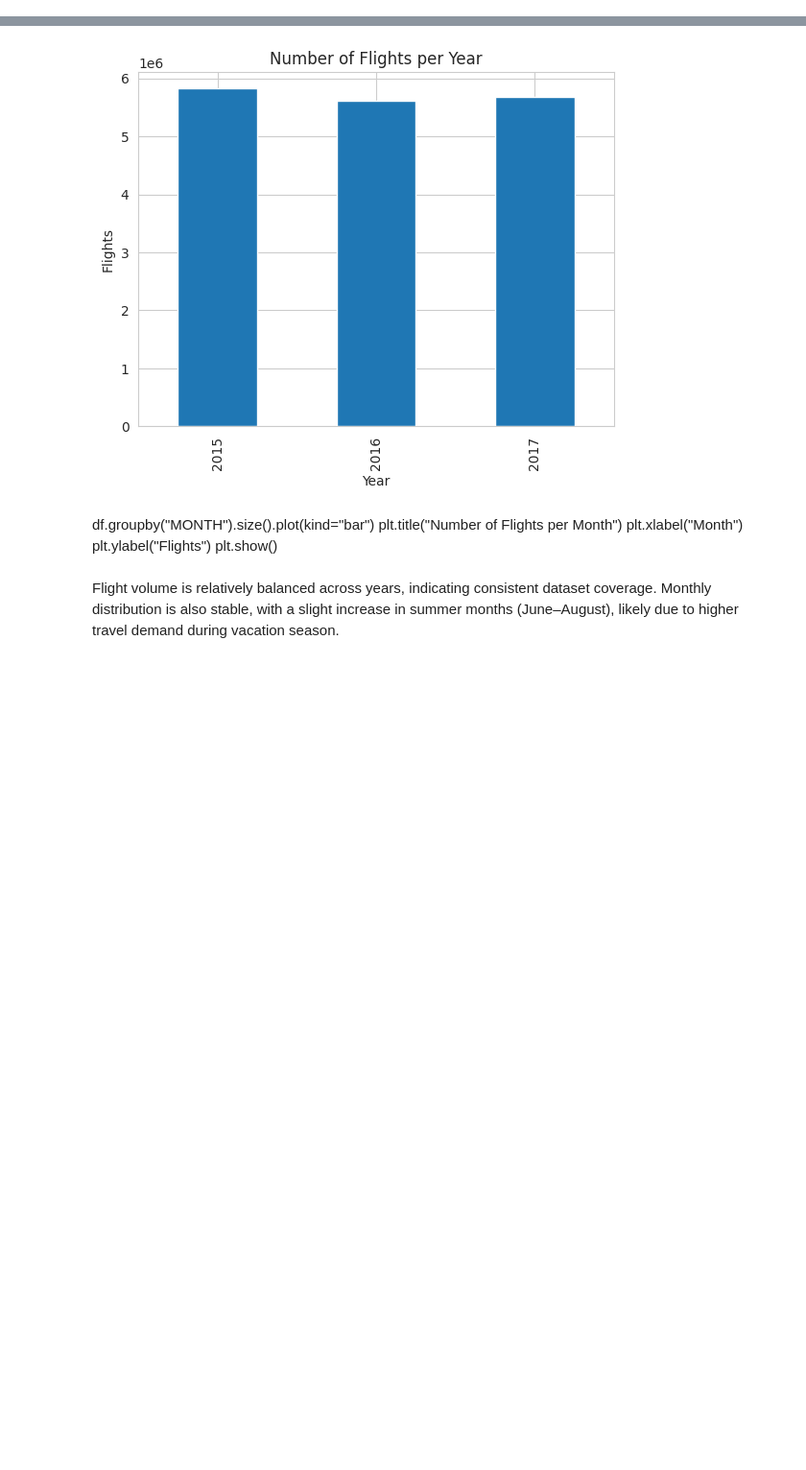
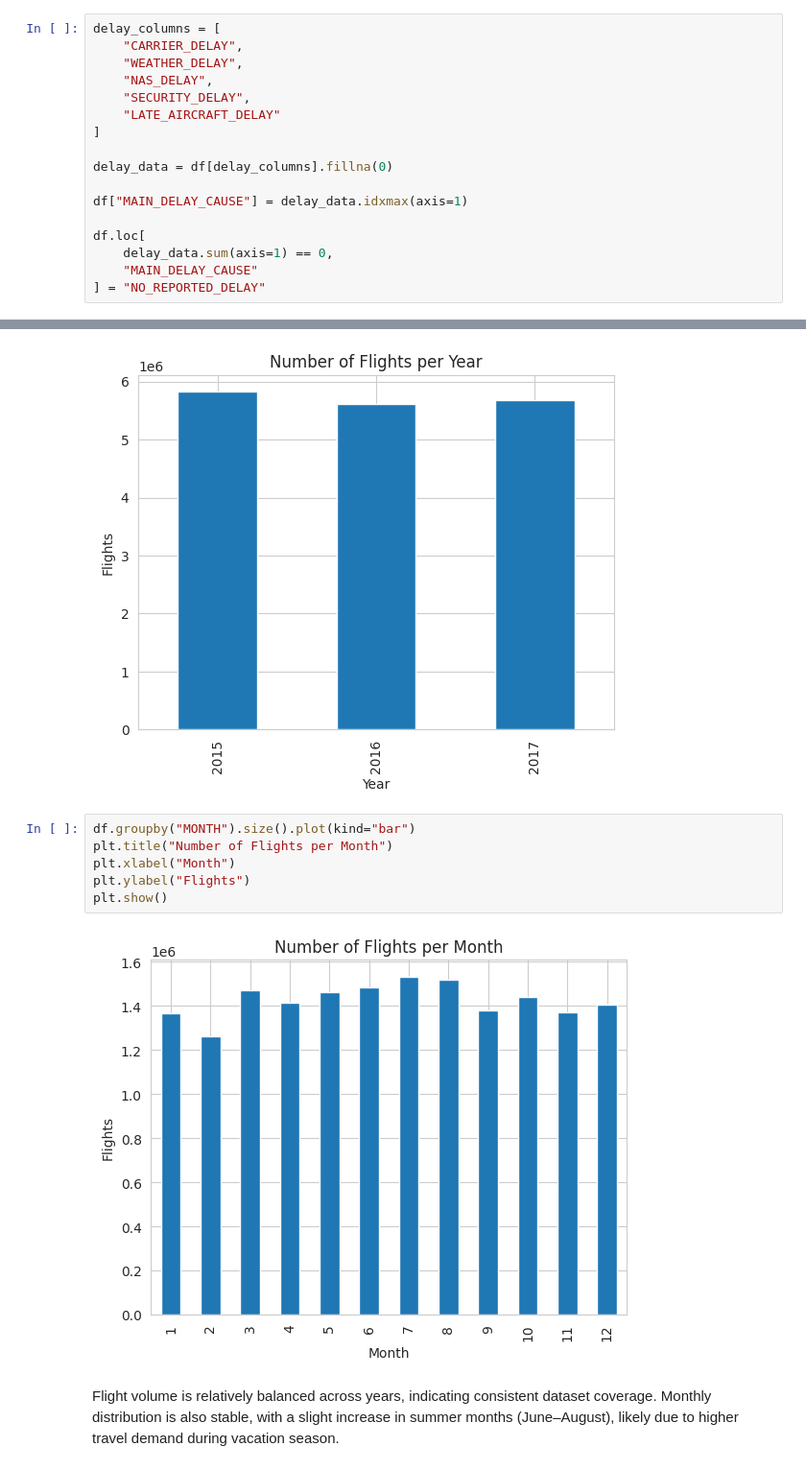
Before and after one commit to fermow/SBU-Data-Science-2026, a Jupyter notebook: Assignment_1/jupyter_notebooks/Untitled.ipynb, the cells around one changed output, grey strips where cells are left out. Shown at 96% size. Cells and saved outputs as stored; diff of their text form; blank space fills up the shorter version.

```diff
--- a/Assignment_1/jupyter_notebooks/Untitled.ipynb
+++ b/Assignment_1/jupyter_notebooks/Untitled.ipynb
@@ -373,3 +378,20 @@ df["DELAY_SEVERITY"] = df["ARR_DELAY"].apply(severity)
+# %%
+delay_columns = [
+    "CARRIER_DELAY",
+    "WEATHER_DELAY",
+    "NAS_DELAY",
+    "SECURITY_DELAY",
+    "LATE_AIRCRAFT_DELAY"
+]
+
+delay_data = df[delay_columns].fillna(0)
+
+df["MAIN_DELAY_CAUSE"] = delay_data.idxmax(axis=1)
+
+df.loc[
+    delay_data.sum(axis=1) == 0,
+    "MAIN_DELAY_CAUSE"
+] = "NO_REPORTED_DELAY"
 # %% [markdown]
 New features were successfully created to represent delay status, time-of-day patterns, temporal attributes, and delay severity, enabling more structured exploratory analysis in subsequent sections.
 # %% [markdown]
@@ -396,12 +418,14 @@ plt.ylabel("Flights")
 plt.show()
 # %% [output]
 [figure]
-# %% [markdown]
-df.groupby("MONTH").size().plot(kind="bar")
-plt.title("Number of Flights per Month")
-plt.xlabel("Month")
-plt.ylabel("Flights")
-plt.show()
+# %%
+df.groupby("MONTH").size().plot(kind="bar")
+plt.title("Number of Flights per Month")
+plt.xlabel("Month")
+plt.ylabel("Flights")
+plt.show()
+# %% [output]
+[figure, added]
 # %% [markdown]
 
 
```
Also changed, not shown: parts of 14 cells of this notebook.
